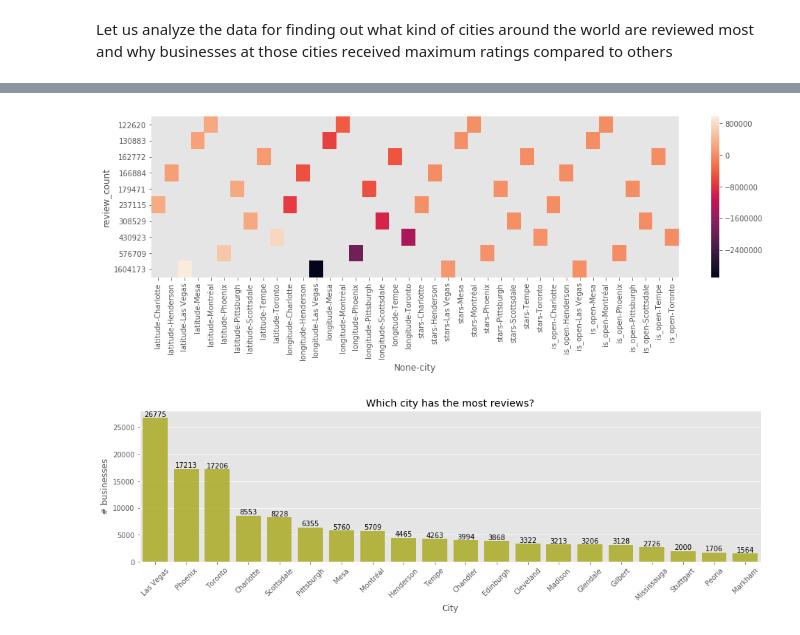
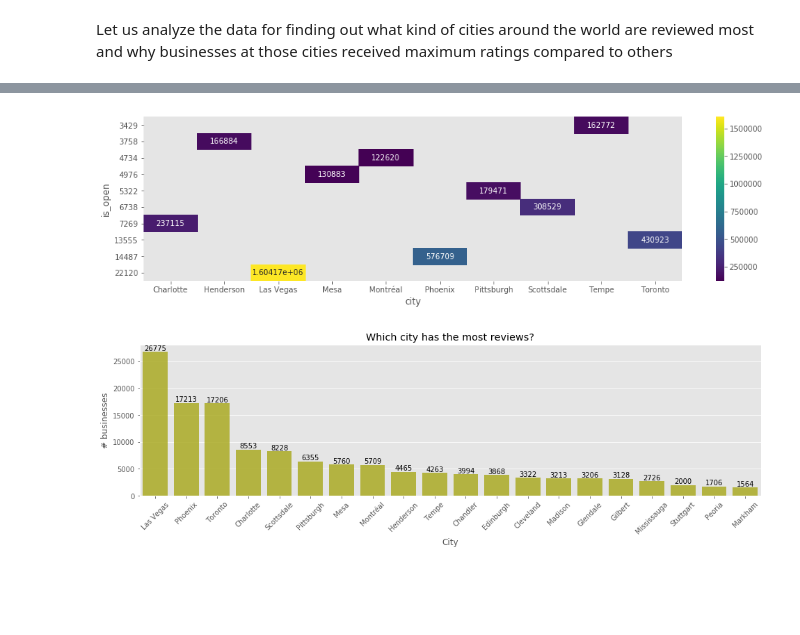
Before and after one commit to PallaviW/Yelp_Capstone_Project, a Jupyter notebook: Yelp_Capstone Project .ipynb, the cells around one changed output, grey strips where cells are left out. Saved outputs shown, nothing was run; the diff lists cells and outputs as text; code cells hidden in the pictures; blank space fills up the shorter version.

```diff
--- a/Yelp_Capstone Project .ipynb
+++ b/Yelp_Capstone Project .ipynb
@@ -143,14 +200,14 @@ Let us analyze the data for finding out what kind of cities around the world are
 # %%
 #Get the distribution of the review counts as per cities
 business_data_top = business.groupby(['city']).sum().reset_index()
 business_data_top = business_data_top.sort_values([('review_count')],ascending=False)
 business_data_top = business_data_top.head(10)
 plt.figure(figsize=(16,4))
-result = business_data_top.pivot('review_count','city')
-sns.heatmap(result)
+result = business_data_top.pivot(index='is_open', columns='city', values='review_count')
+sns.heatmap(result, annot=True, fmt="g", cmap='viridis')
 plt.show()
 # %% [output]
-[figure, old version]
+[figure, new version]
 # %%
 #Get the distribution of the ratings
 x=business['city'].value_counts()
```
Also changed, not shown: parts of 6 cells of this notebook.
